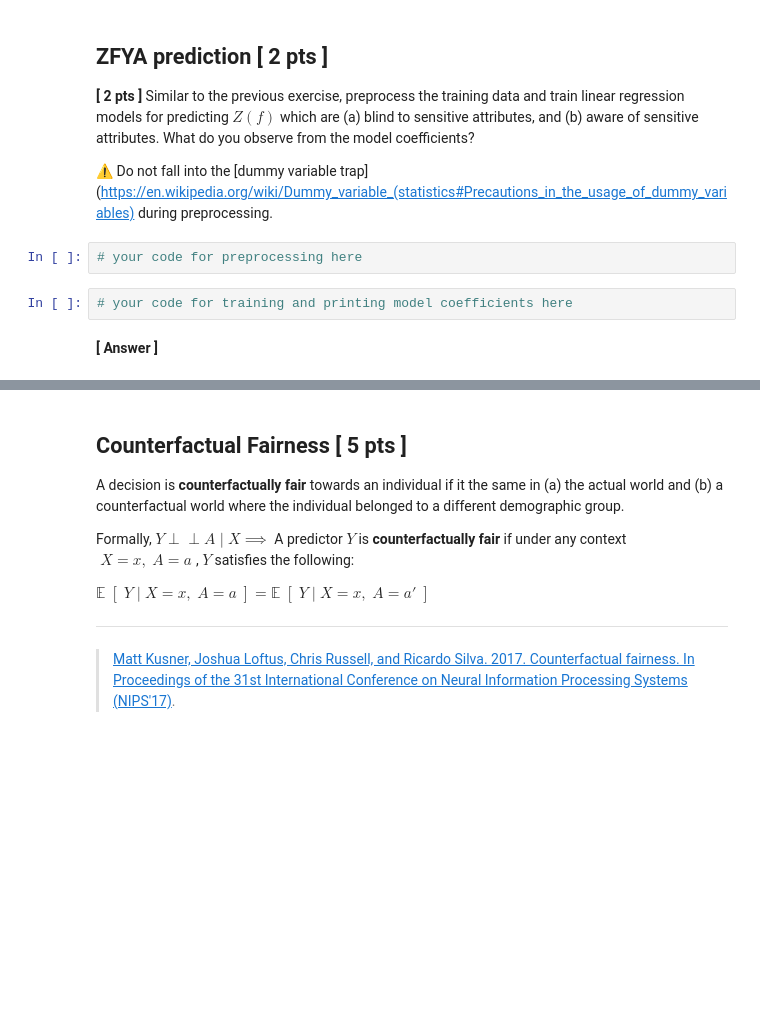
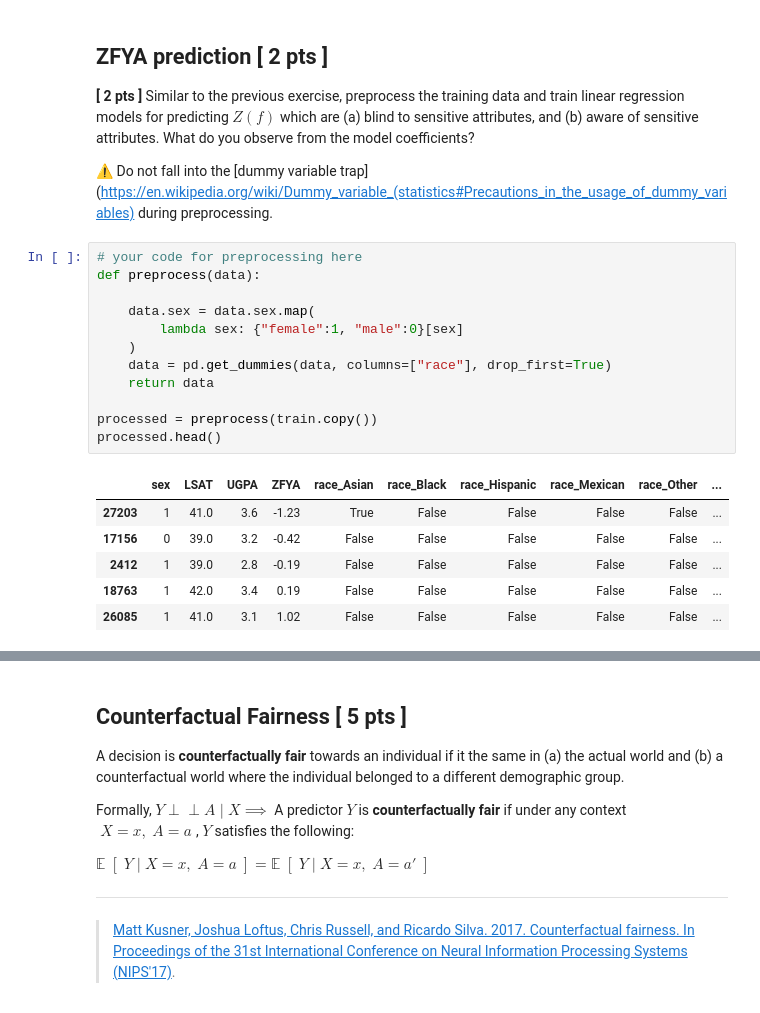
Before and after one commit to ferolaa/FATE, a Jupyter notebook: Lab II - Algorithmic Fairness/Notebook/L2_Algorithmic_Fairness_I_Regression.ipynb, the cells around one changed output, grey strips where cells are left out. Drawn from its saved outputs; the diff is of its cells as text; blank space fills up the shorter version.

Commit message:
ZFYA prediction

```diff
--- a/Lab II - Algorithmic Fairness/Notebook/L2_Algorithmic_Fairness_I_Regression.ipynb
+++ b/Lab II - Algorithmic Fairness/Notebook/L2_Algorithmic_Fairness_I_Regression.ipynb
@@ -438,9 +401,22 @@ train, test = train_test_split(
 **[ 2 pts ]** Similar to the previous exercise, preprocess the training data and train linear regression models for predicting $Z(f)$ which are (a) blind to sensitive attributes, and (b) aware of sensitive attributes. What do you observe from the model coefficients?
 
 ⚠️ Do not fall into the [dummy variable trap](https://en.wikipedia.org/wiki/Dummy_variable_(statistics#Precautions_in_the_usage_of_dummy_variables) during preprocessing.
-# %%
-# your code for preprocessing here
-# %%
-# your code for training and printing model coefficients here
-# %% [markdown]
-**[ Answer ]**
+# %%
+# your code for preprocessing here
+def preprocess(data):
+
+    data.sex = data.sex.map(
+        lambda sex: {"female":1, "male":0}[sex]
+    )
+    data = pd.get_dummies(data, columns=["race"], drop_first=True)
+    return data
+
+processed = preprocess(train.copy())
+processed.head()
+# %% [output]
+|  | sex | LSAT | UGPA | ZFYA | race_Asian | race_Black | race_Hispanic | race_Mexican | race_Other | ... |
+| 27203 | 1 | 41.0 | 3.6 | -1.23 | True | False | False | False | False | ... |
+| 17156 | 0 | 39.0 | 3.2 | -0.42 | False | False | False | False | False | ... |
+| 2412 | 1 | 39.0 | 2.8 | -0.19 | False | False | False | False | False | ... |
+| 18763 | 1 | 42.0 | 3.4 | 0.19 | False | False | False | False | False | ... |
+| 26085 | 1 | 41.0 | 3.1 | 1.02 | False | False | False | False | False | ... |
```
Also changed, not shown: parts of 12 cells of this notebook.
